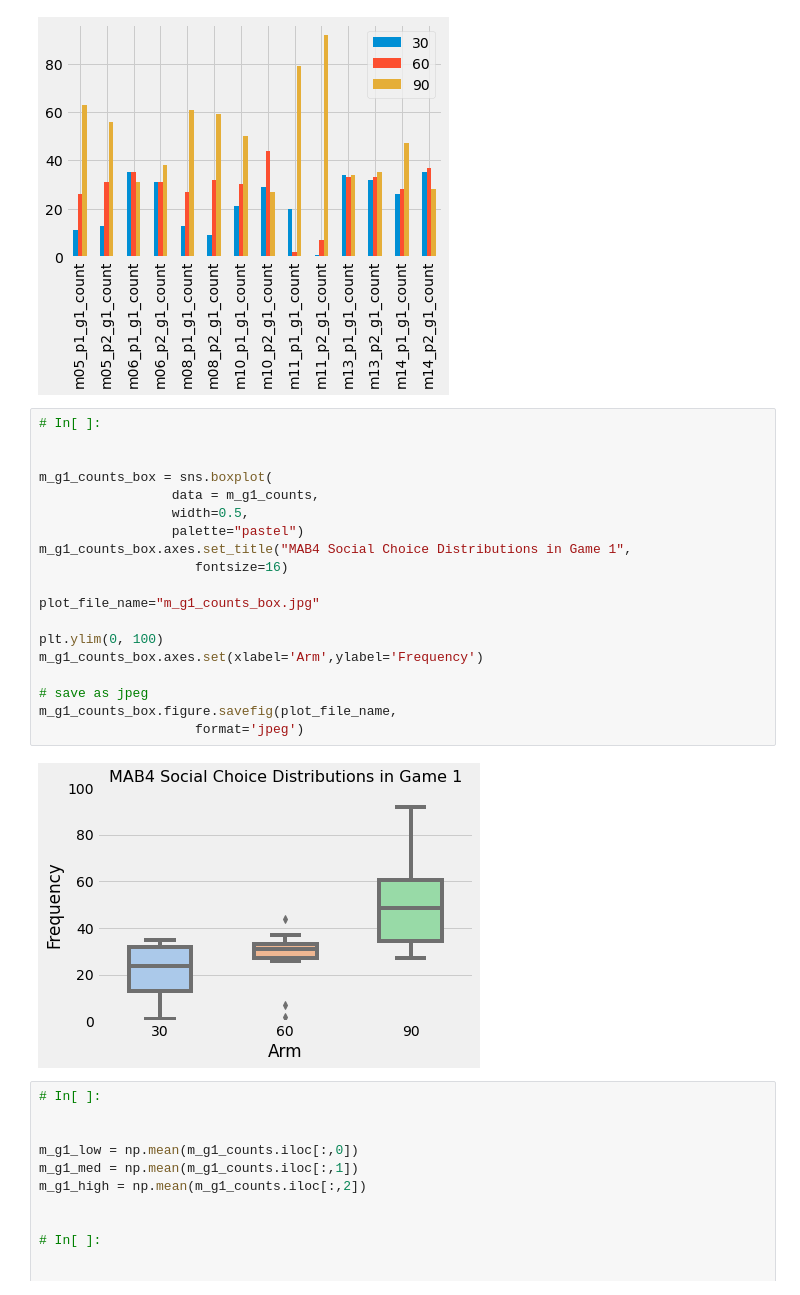
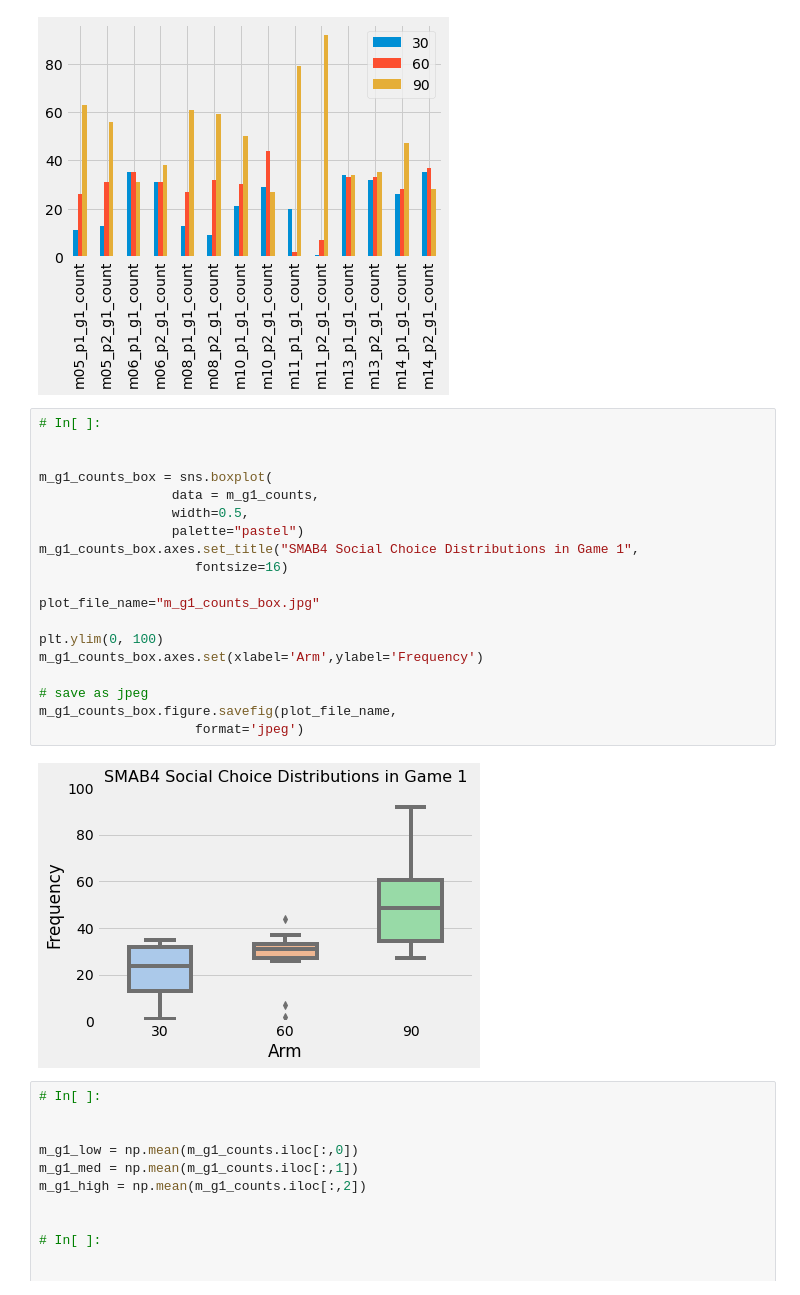
Before and after one commit to baryos/MAB-S20, a Jupyter notebook: SMAB_choice_combo.ipynb, the cells around one changed output. Drawn from its saved outputs; the diff is of its cells as text.

```diff
--- a/SMAB_choice_combo.ipynb
+++ b/SMAB_choice_combo.ipynb
@@ -4100,24 +4259,24 @@ m_g1_counts_bar = m_g1_counts.plot.bar()
 # %%
 # In[ ]:
 
 
 m_g1_counts_box = sns.boxplot(
                  data = m_g1_counts,
                  width=0.5,
                  palette="pastel")
-m_g1_counts_box.axes.set_title("MAB4 Social Choice Distributions in Game 1",
+m_g1_counts_box.axes.set_title("SMAB4 Social Choice Distributions in Game 1",
                     fontsize=16)
 
 plot_file_name="m_g1_counts_box.jpg"
 
 plt.ylim(0, 100)
 m_g1_counts_box.axes.set(xlabel='Arm',ylabel='Frequency')
 
 # save as jpeg
 m_g1_counts_box.figure.savefig(plot_file_name,
                     format='jpeg')
 # %% [output]
-[figure, old version]
+[figure, new version]
 # %%
 # In[ ]:
 
```
Also changed, not shown: parts of 46 cells of this notebook, 49 other files.
